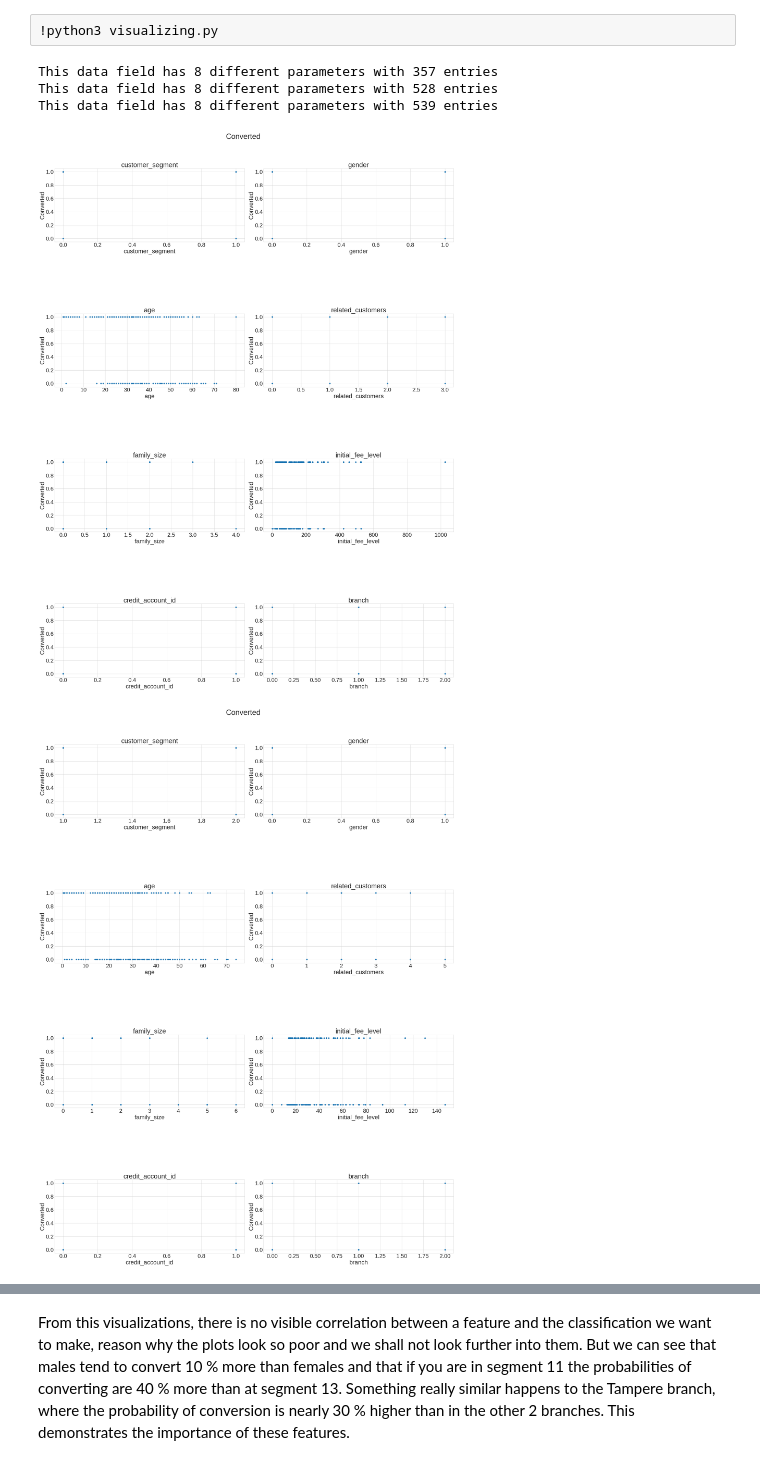
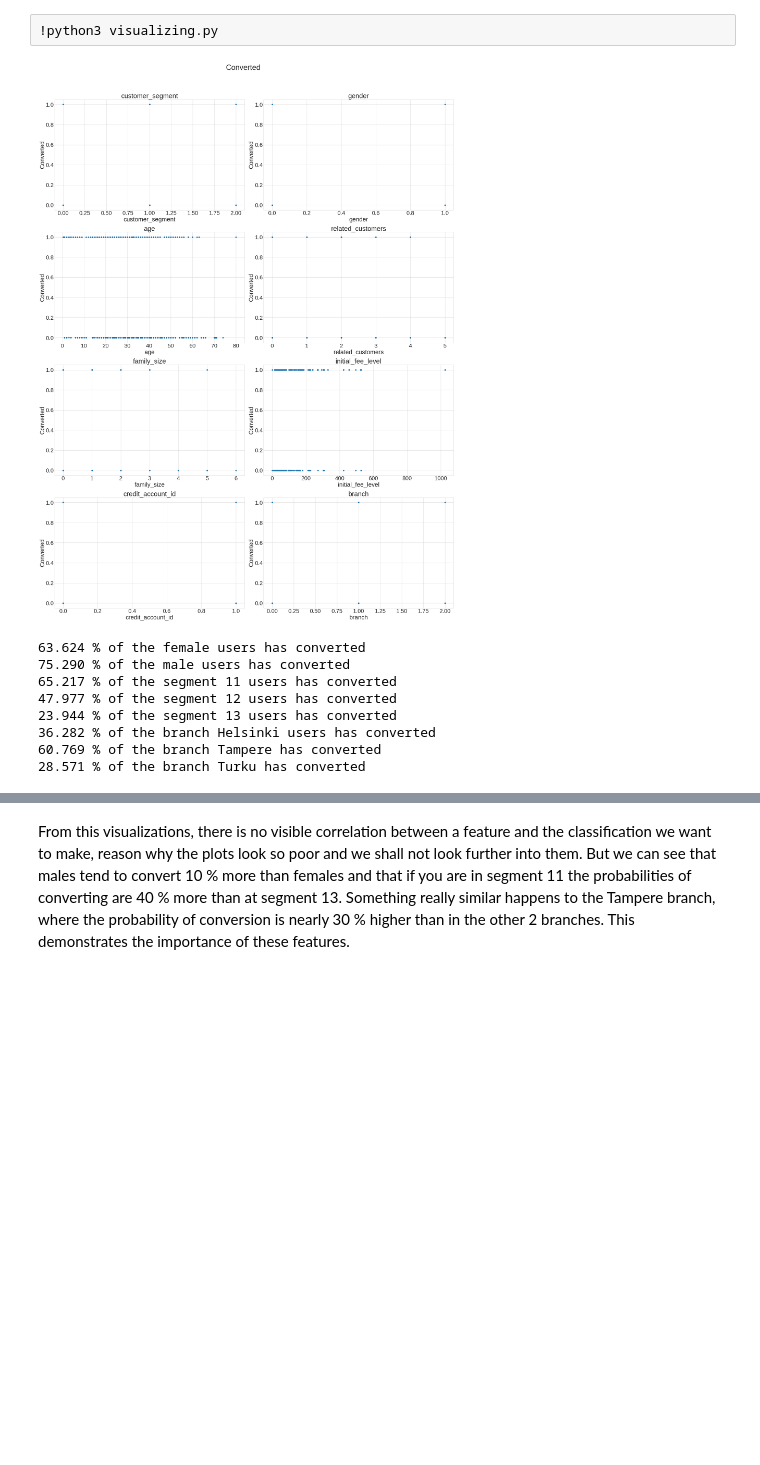
Before and after one commit to carlosmhd27/LenuseHealth_assignment, a Jupyter notebook: Solution.ipynb, the cells around one changed output, grey strips where cells are left out. Cells and saved outputs as stored; diff of their text form; code cells hidden in the pictures; blank space fills up the shorter version.

```diff
--- a/Solution.ipynb
+++ b/Solution.ipynb
@@ -128,45 +128,50 @@ data = cleaning_data(dataset_name,
                     save_csv = False,
                     print_info = False)
 
-segments = data["customer_segment"].unique()
-for segment in segments:
-    data_sgmt = data.where(data['customer_segment'] != segment).dropna()
-    convert = data_sgmt.pop('converted')
-    print(f"This data field has {data_sgmt.shape[1]} different parameters with {data_sgmt.shape[0]} entries")
-    fig, ax = visualize(data_sgmt, convert, save_fig = f"{segment}.pdf")
+# segments = data["customer_segment"].unique()
+# for segment in segments:
+# data_sgmt = data.where(data['customer_segment'] != segment).dropna()
+data_sgmt = data.copy()
+convert = data_sgmt.pop('converted')
+    # print(f"This data field has {data_sgmt.shape[1]} different parameters with {data_sgmt.shape[0]} entries")
+fig, ax = visualize(data_sgmt, convert, save_fig = f"Scatter.pdf")
 show()
 
 ## A part from visualizing we can show some percentage:
 
 female = data.loc[data['gender']]
 female_convert = female.converted.sum() / female.shape[0]
 male = data.loc[data['gender'] != 1]
 male_convert = male.converted.sum() / male.shape[0]
 print(f"{female_convert * 100:1.3f} % of the female users has converted")
 print(f"{male_convert * 100:1.3f} % of the male users has converted")
 
 cstm_sgmt_11 = data.loc[data['customer_segment'] == 0]
 cstm_sgmt_11_convert = cstm_sgmt_11.converted.sum() / cstm_sgmt_11.shape[0]
 cstm_sgmt_12 = data.loc[data['customer_segment'] == 1]
 cstm_sgmt_12_convert = cstm_sgmt_12.converted.sum() / cstm_sgmt_12.shape[0]
 cstm_sgmt_13 = data.loc[data['customer_segment'] == 2]
 cstm_sgmt_13_convert = cstm_sgmt_13.converted.sum() / cstm_sgmt_13.shape[0]
 print(f"{cstm_sgmt_11_convert * 100:1.3f} % of the segment 11 users has converted")
 print(f"{cstm_sgmt_12_convert * 100:1.3f} % of the segment 12 users has converted")
 print(f"{cstm_sgmt_13_convert * 100:1.3f} % of the segment 13 users has converted")
 
 branch_1 = data.loc[data['branch'] == 0]
 branch_1_convert = branch_1.converted.sum() / branch_1.shape[0]
 branch_2 = data.loc[data['branch'] == 1]
 branch_2_convert = branch_2.converted.sum() / branch_2.shape[0]
 branch_3 = data.loc[data['branch'] == 2]
 branch_3_convert = branch_3.converted.sum() / branch_3.shape[0]
 print(f"{branch_1_convert * 100:1.3f} % of the branch Helsinki users has converted")
 print(f"{branch_2_convert * 100:1.3f} % of the branch Tampere has converted")
 print(f"{branch_3_convert * 100:1.3f} % of the branch Turku has converted")
 # %% [output]
+[figure, new version]
-This data field has 8 different parameters with 357 entries
-This data field has 8 different parameters with 528 entries
-This data field has 8 different parameters with 539 entries
+63.624 % of the female users has converted
+75.290 % of the male users has converted
+65.217 % of the segment 11 users has converted
+47.977 % of the segment 12 users has converted
+23.944 % of the segment 13 users has converted
+36.282 % of the branch Helsinki users has converted
+60.769 % of the branch Tampere has converted
+28.571 % of the branch Turku has converted
-[figure, old version]
-[figure, removed]
```
Also changed, not shown: parts of 3 cells of this notebook, 6 other files.
